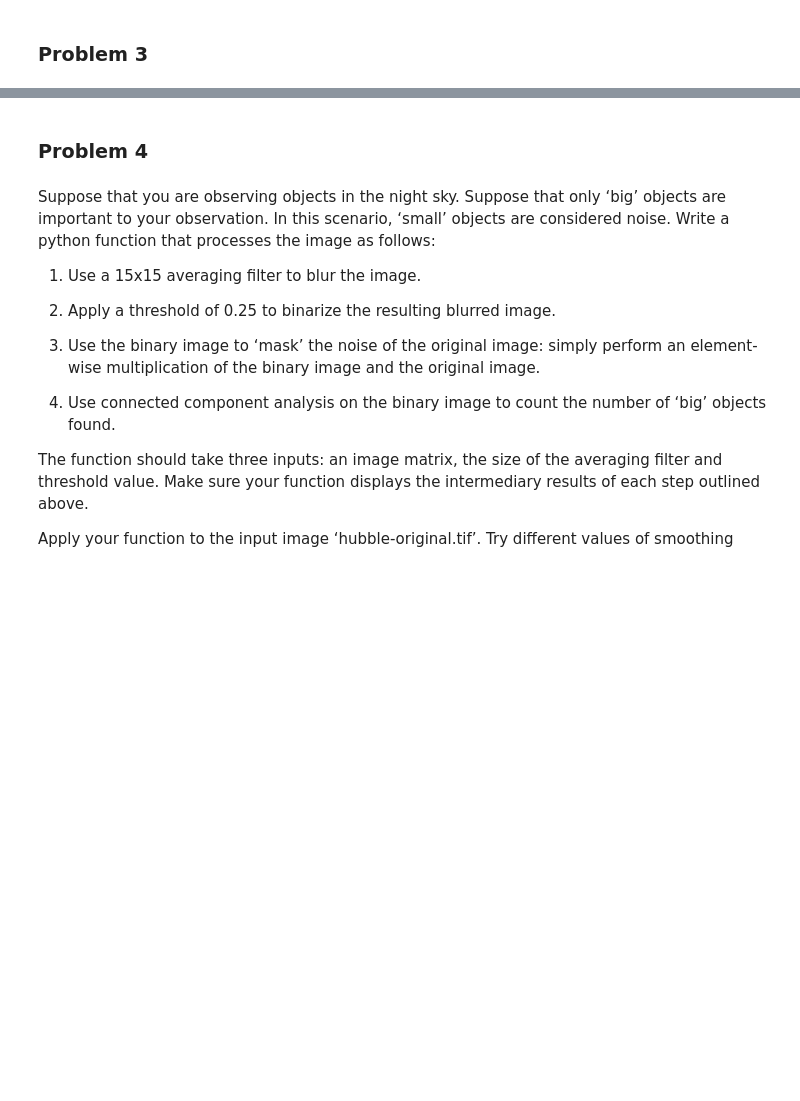
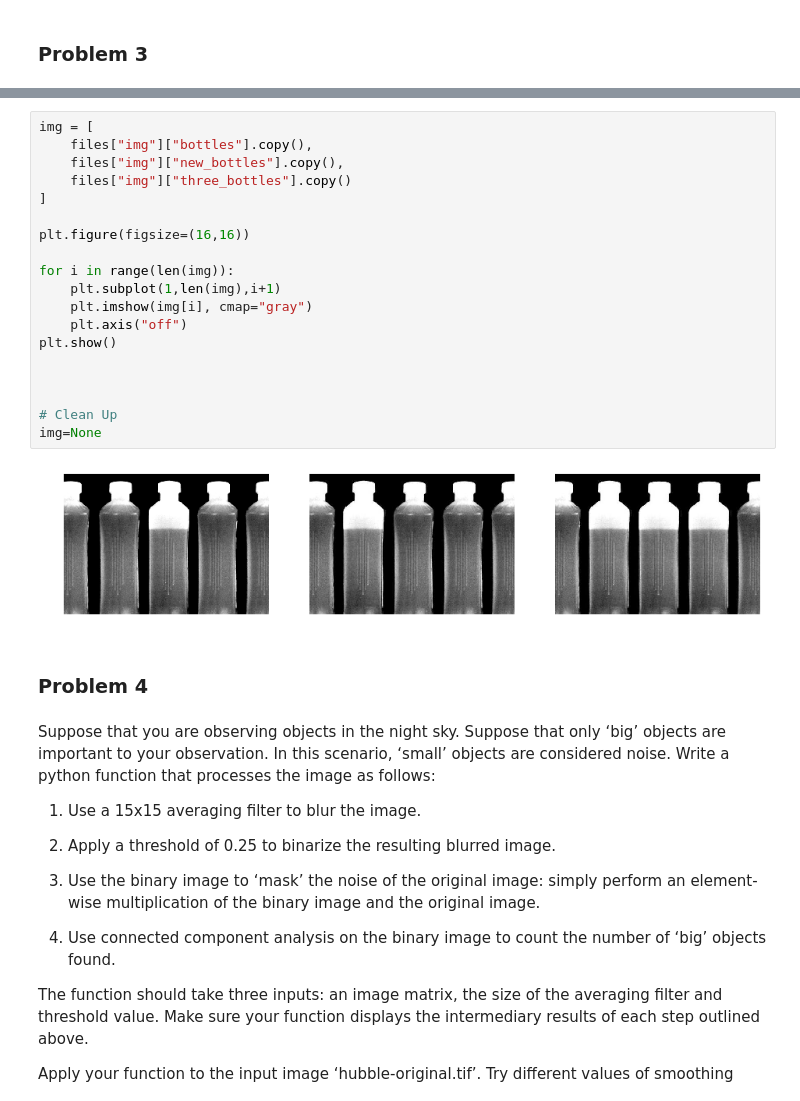
Before and after one commit to Jorgee1/Journey-to-PDI, a Jupyter notebook: Taller_5/problem_set_5.ipynb, the cells around one changed output, grey strips where cells are left out. Drawn from its saved outputs; the diff is of its cells as text; blank space fills up the shorter version.

```diff
--- a/Taller_5/problem_set_5.ipynb
+++ b/Taller_5/problem_set_5.ipynb
@@ -46,6 +107,27 @@ solution and apply it to the images <tt>bottles.tif, new_bottles.jpg</tt> and <t
 of your algorithm by highlighting with false colors
 the regions that are detected as correctly
 filled bottles and the regions that are detected as not properly filled bottles.
+# %%
+img = [
+    files["img"]["bottles"].copy(),
+    files["img"]["new_bottles"].copy(),
+    files["img"]["three_bottles"].copy()
+]
+
+plt.figure(figsize=(16,16))
+
+for i in range(len(img)):
+    plt.subplot(1,len(img),i+1)
+    plt.imshow(img[i], cmap="gray")
+    plt.axis("off")
+plt.show()
+
+
+
+# Clean Up
+img=None
+# %% [output]
+[figure, added]
 # %% [markdown]
 ### Problem 4
 # %% [markdown]
```
Also changed, not shown: parts of 5 cells of this notebook.
